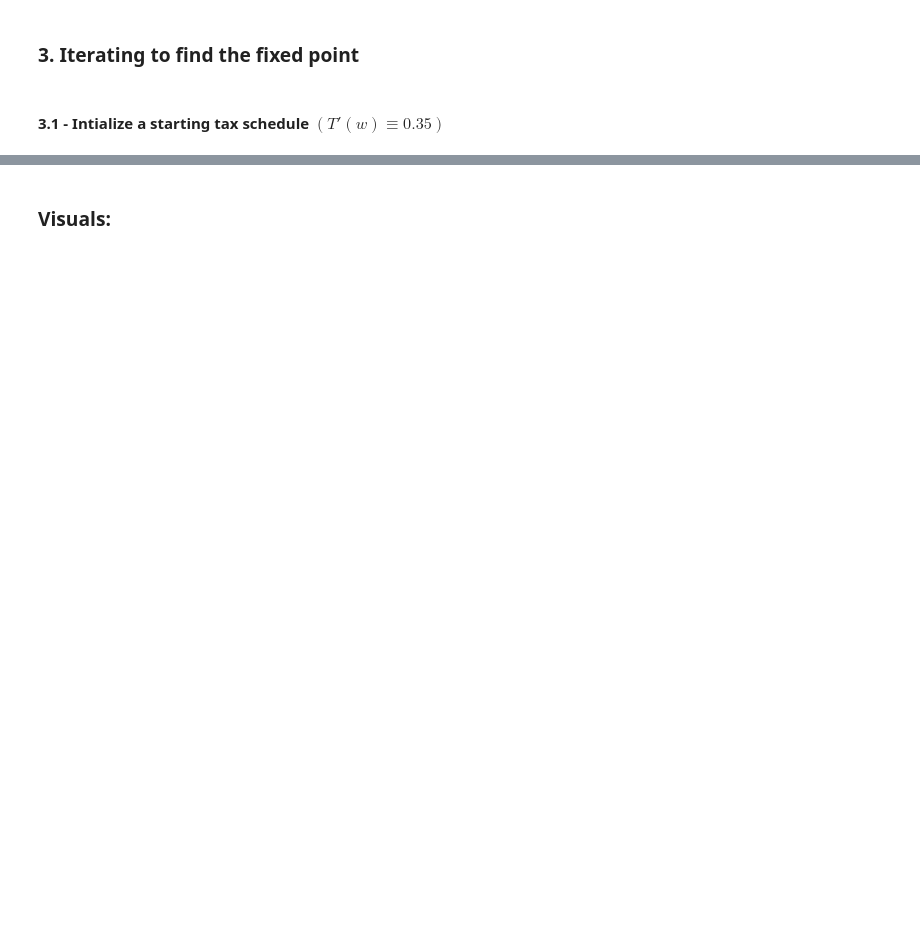
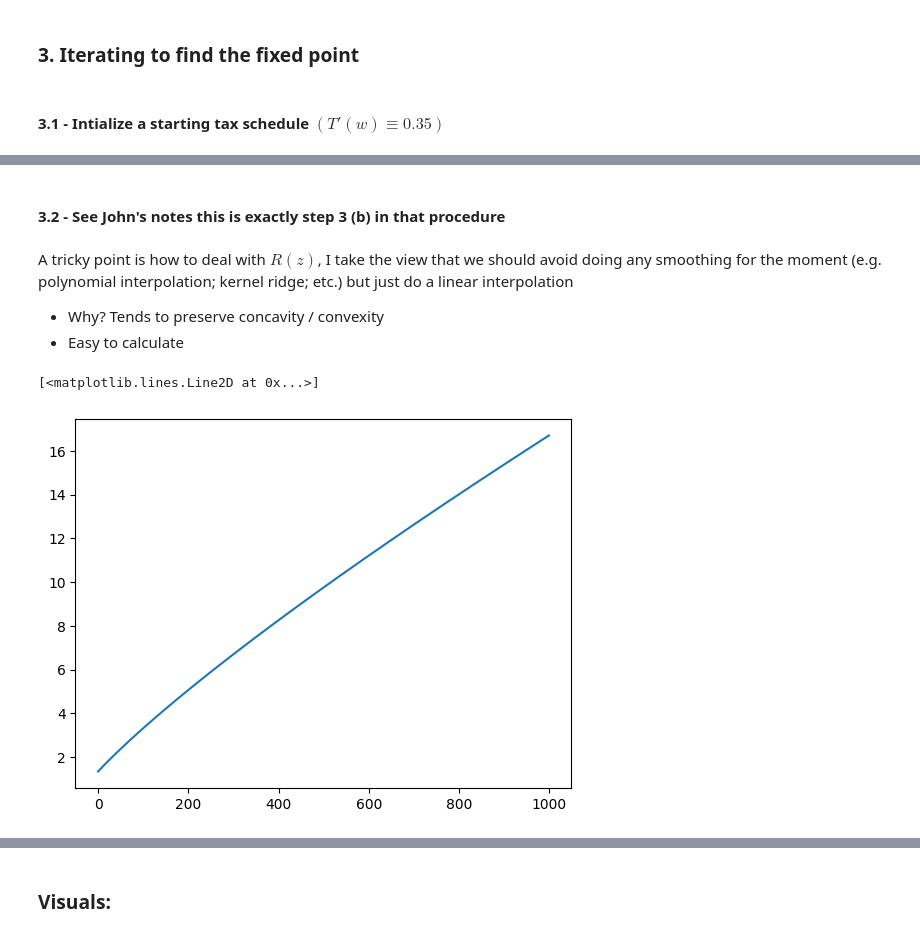
Before and after one commit to bryantx22/Oracle, a Jupyter notebook: simulation.ipynb, the cells around one changed output, grey strips where cells are left out. Saved outputs shown, nothing was run; the diff lists cells and outputs as text; code cells hidden in the pictures; blank space fills up the shorter version.

```diff
--- a/simulation.ipynb
+++ b/simulation.ipynb
@@ -259,0 +81,7 @@ plt.show()
+# %% [markdown]
+#### 3.2 - See John's notes  this is exactly step 3 (b) in that procedure
+# %% [markdown]
+A tricky point is how to deal with $R(z)$, I take the view that we should avoid doing any smoothing for the moment (e.g. polynomial interpolation; kernel ridge; etc.) but just do a linear interpolation
+
+* Why? Tends to preserve concavity / convexity
+* Easy to calculate
@@ -259,0 +103,5 @@ plt.show()
+# %%
+plt.plot(theta_grid)
+# %% [output]
+[<matplotlib.lines.Line2D at 0x...>]
+[figure, added]
```
Also changed, not shown: parts of 37 cells of this notebook.
